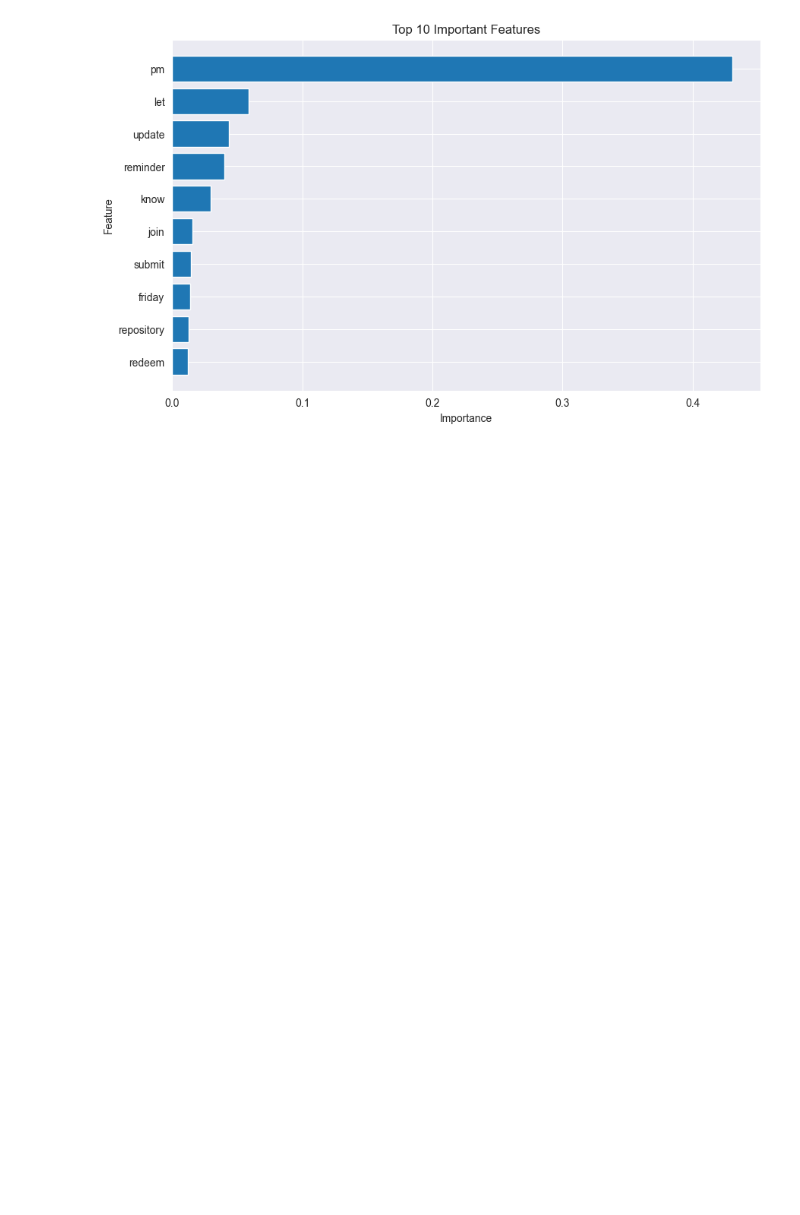
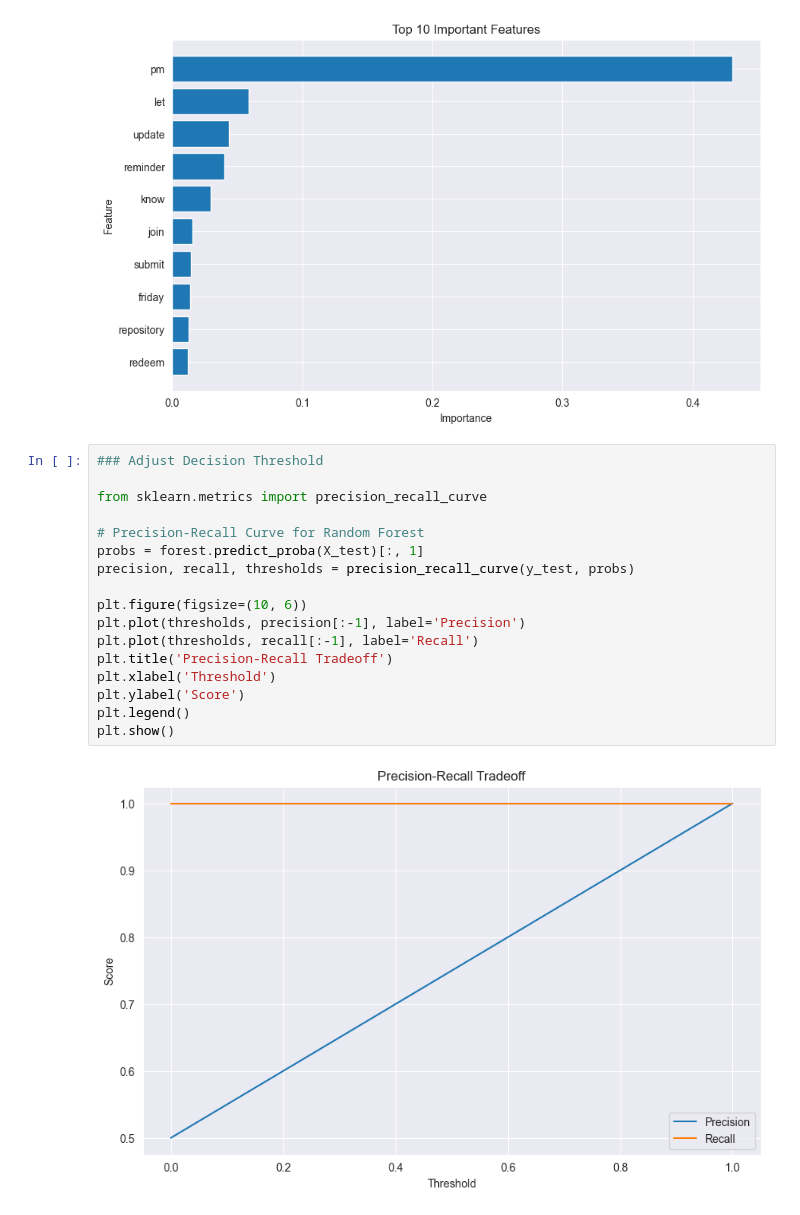
Before and after one commit to HubertFijolek1/machine-learning-projects, a Jupyter notebook: notebooks/02_classification.ipynb, the cells around one changed output. Saved outputs shown, nothing was run; the diff lists cells and outputs as text; blank space fills up the shorter version.

Commit message:
Add precision-recall threshold analysis to notebook
Introduced a new code cell to visualize the precision-recall tradeoff for the Random Forest model. This addition helps in adjusting the decision threshold for improved model performance. Includes a plot to aid decision-making based on precision and recall scores.

```diff
--- a/notebooks/02_classification.ipynb
+++ b/notebooks/02_classification.ipynb
@@ -284,3 +284,22 @@ plt.ylabel('Feature')
 plt.show()
 # %% [output]
 [figure]
+# %%
+### Adjust Decision Threshold
+
+from sklearn.metrics import precision_recall_curve
+
+# Precision-Recall Curve for Random Forest
+probs = forest.predict_proba(X_test)[:, 1]
+precision, recall, thresholds = precision_recall_curve(y_test, probs)
+
+plt.figure(figsize=(10, 6))
+plt.plot(thresholds, precision[:-1], label='Precision')
+plt.plot(thresholds, recall[:-1], label='Recall')
+plt.title('Precision-Recall Tradeoff')
+plt.xlabel('Threshold')
+plt.ylabel('Score')
+plt.legend()
+plt.show()
+# %% [output]
+[figure, added]
```
